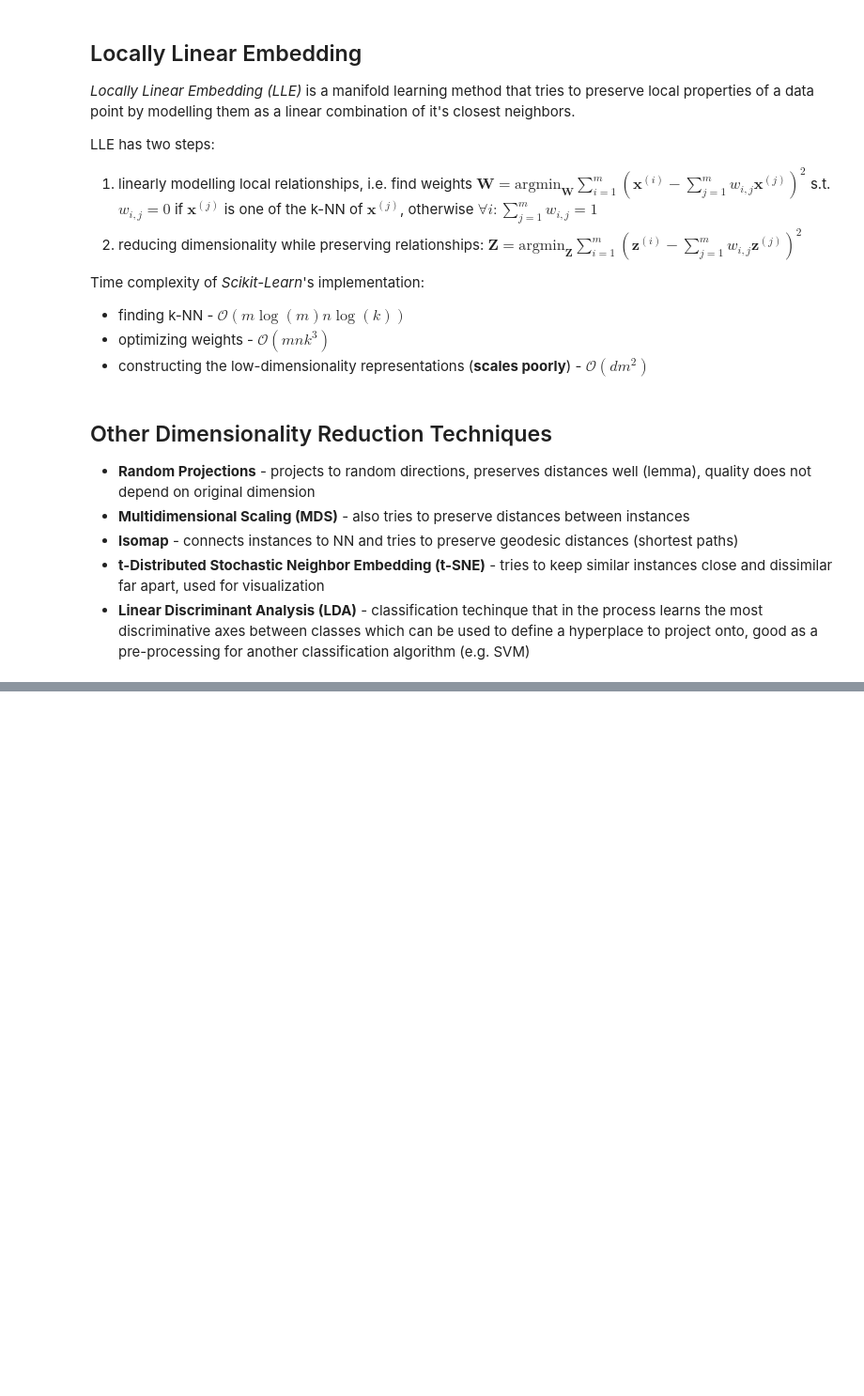
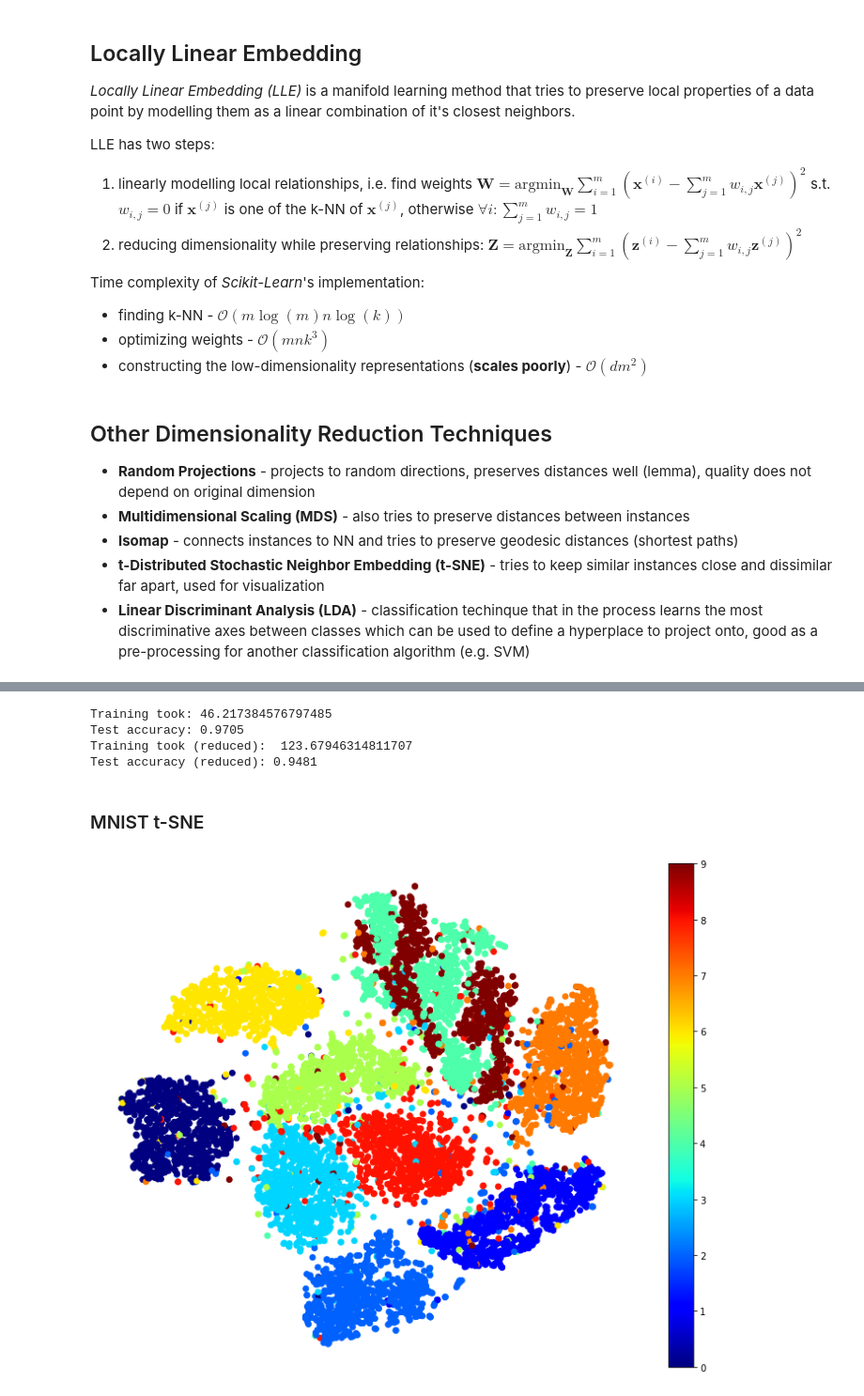
Before and after one commit to matyama/homl, a Jupyter notebook: 08_dim_reduction.ipynb, the cells around one changed output, grey strips where cells are left out. Shown at 94% size. Saved outputs shown, nothing was run; the diff lists cells and outputs as text; code cells hidden in the pictures; blank space fills up the shorter version.

```diff
--- a/08_dim_reduction.ipynb
+++ b/08_dim_reduction.ipynb
@@ -197,0 +208,60 @@ X_reduced = lle.fit_transform(X)
+# %%
+import time
+
+from sklearn.ensemble import RandomForestClassifier
+from sklearn.metrics import accuracy_score
+
+rnd_clf = RandomForestClassifier(n_estimators=100, random_state=42)
+
+tic = time.time()
+rnd_clf.fit(X_train, y_train)
+print('Training took:', time.time() - tic)
+
+y_pred = rnd_clf.predict(X_test)
+print('Test accuracy:', accuracy_score(y_test, y_pred))
+
+pca = PCA(n_components=0.95)
+
+X_train_reduced = pca.fit_transform(X_train)
+X_test_reduced = pca.transform(X_test)
+
+rnd_clf = RandomForestClassifier(n_estimators=100, random_state=42)
+
+tic = time.time()
+rnd_clf.fit(X_train_reduced, y_train)
+print('Training took (reduced): ', time.time() - tic)
+
+y_pred = rnd_clf.predict(X_test_reduced)
+print('Test accuracy (reduced):', accuracy_score(y_test, y_pred))
+# %% [output]
+Training took: 46.217384576797485
+Test accuracy: 0.9705
+Training took (reduced):  123.67946314811707
+Test accuracy (reduced): 0.9481
+# %% [markdown]
+### MNIST t-SNE
+# %%
+%matplotlib inline
+import matplotlib as mpl
+import matplotlib.pyplot as plt
+
+np.random.seed(42)
+
+m = 10000
+idx = np.random.permutation(60000)[:m]
+
+X = mnist['data'][idx]
+y = mnist['target'][idx]
+# %%
+from sklearn.manifold import TSNE
+
+tsne = TSNE(n_components=2, random_state=42)
+X_reduced = tsne.fit_transform(X)
+# %%
+plt.figure(figsize=(13, 10))
+plt.scatter(X_reduced[:, 0], X_reduced[:, 1], c=y, cmap="jet")
+plt.axis('off')
+plt.colorbar()
+plt.show()
+# %% [output]
+[figure, added]
```
Also changed, not shown: parts of 2 cells of this notebook.
